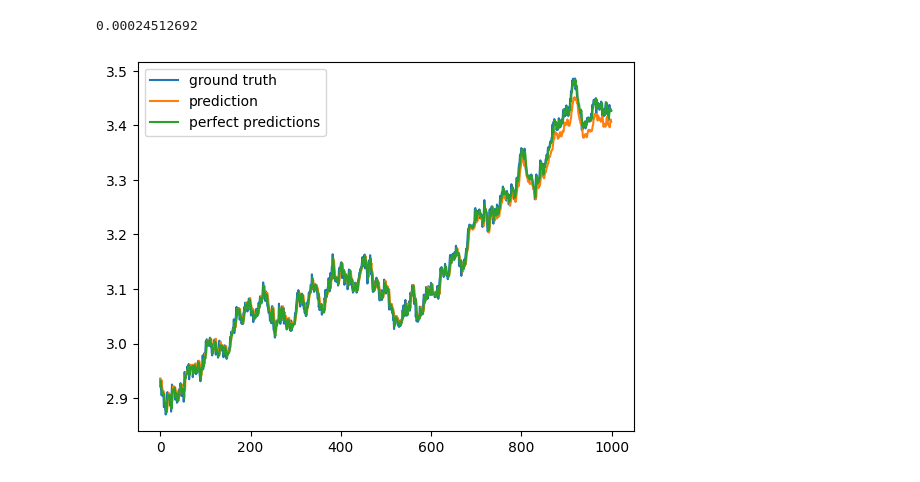
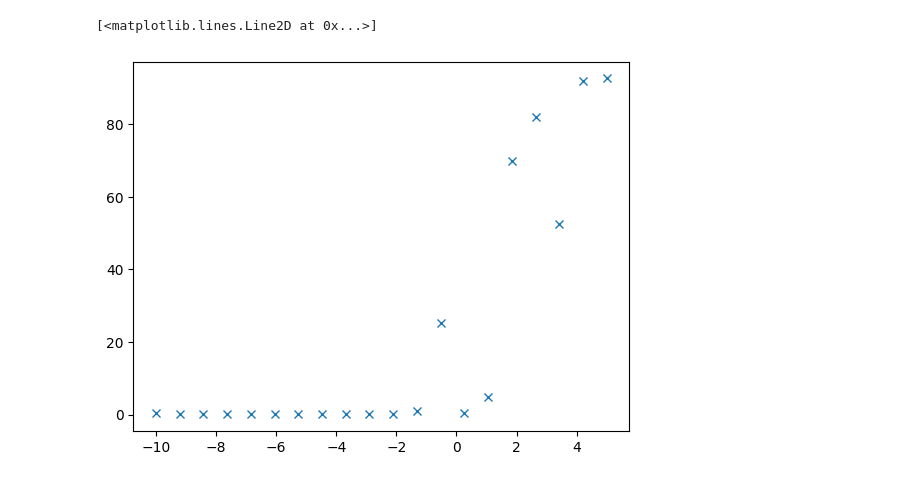
Before and after one commit to RRemixx/eecs598003, a Jupyter notebook: ts_pred.ipynb, the cells around one changed output. Saved outputs shown, nothing was run; the diff lists cells and outputs as text; code cells hidden in the pictures.

Commit message:
add results

```diff
--- a/ts_pred.ipynb
+++ b/ts_pred.ipynb
@@ -19,7 +20,7 @@ def gaussian_noise():
     return np.random.normal()
 
 
-def ar_data_generator(init_seq, weights, noise_func, steps=500, normalize=True):
+def ar_data_generator(init_seq, weights, noise_func, steps=500, normalize=False):
     """Generate AR(n) simulation data.
 
     Args:
@@ -252,32 +272,33 @@ for epoch in tqdm(range(epochs)):
-# %%
-# test
-model.eval()
-tys = []
-pys = []
-perfect_pys = []
-for batch in test_dl:
-    x, y = batch
-    x = x.to(device)
-    y = y.to(device)
-    y_pred = model(x)
-    py_pred = perfect_model(x, weights).to(device)
-    # save
-    y_pred = y_pred.detach().cpu().numpy()
-    y = y.detach().cpu().numpy()
-    py_pred = py_pred.detach().cpu().numpy()
-    for i in range(len(y)):
-        tys.append(y[i])
-        pys.append(y_pred[i])
-        perfect_pys.append(py_pred[i])
-tys = np.array(tys)
-pys = np.array(pys)
-mse = np.mean((tys - pys)**2)
-print(mse)
-plt.plot(tys, label='ground truth')
-plt.plot(pys, label='prediction')
-plt.plot(perfect_pys, label='perfect predictions')
-plt.legend()
-plt.show()
-# %% [output]
-0.00024512692
-[figure, removed]
+# %%
+# Transformer(1, 16, 2, 4, 3)
+model_names = ['FF', 'RNN', 'Transformer']
+models = [FF(1, 3, 64), RNN(1, 64, 4, 1), Transformer(1, 32, 2, 4, 3)]
+init_seq = np.array([1, 2, 3])
+weights = np.array([0.1001, 0.2, 0.7, 0.01])
+noise_func = gaussian_noise
+
+x_ticks = np.linspace(-10, 5, 20)
+noise_factors = [10**x_tick for x_tick in x_ticks]
+
+
+
+results = {}
+for noise_factor in noise_factors:
+    weights[-1] = noise_factor
+    tys, pys = train_eval(models[0], init_seq, weights, gaussian_noise)
+    results[noise_factor] = (tys, pys)
+pickle_save('results/ff_res.pkl', results)
+
+results = {}
+for noise_factor in noise_factors:
+    weights[-1] = noise_factor
+    tys, pys = train_eval(models[1], init_seq, weights, gaussian_noise)
+    results[noise_factor] = (tys, pys)
+pickle_save('results/rnn_res.pkl', results)
+
+results = {}
+for noise_factor in noise_factors:
+    weights[-1] = noise_factor
+    tys, pys = train_eval(models[2], init_seq, weights, gaussian_noise)
+    results[noise_factor] = (tys, pys)
+pickle_save('results/tf_res.pkl', results)
@@ -283,0 +346,13 @@ plt.show()
+# %%
+ff_res = pickle_load('results/rnn_res.pkl')
+x_ticks = []
+ys = []
+for key, value in ff_res.items():
+    x_ticks.append(np.log10(key))
+    tys, pys = value
+    ys.append(mape(pys, tys))
+
+plt.plot(x_ticks, ys, 'x')
+# %% [output]
+[<matplotlib.lines.Line2D at 0x...>]
+[figure, added]
```
Also changed, not shown: parts of 7 cells of this notebook, 6 other files.
